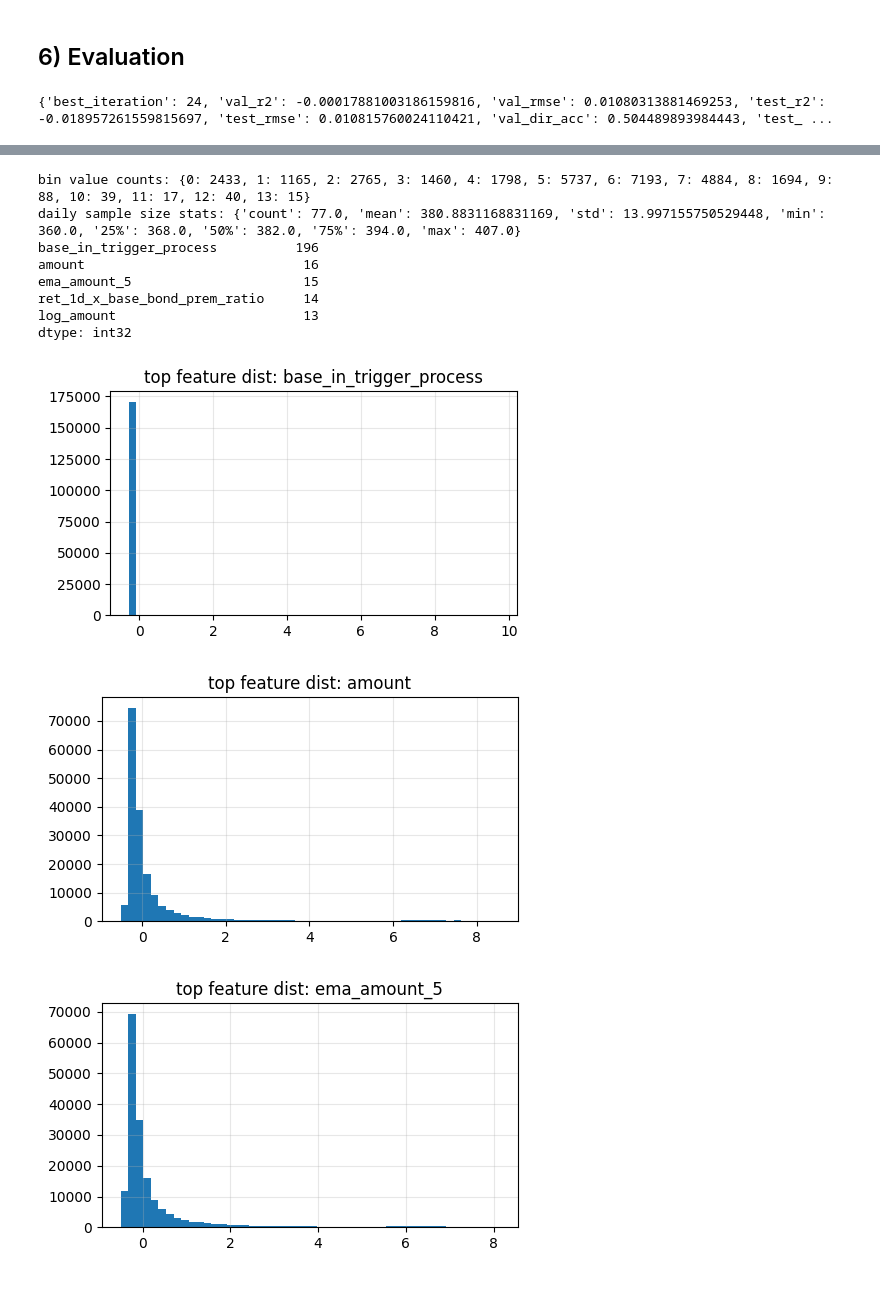
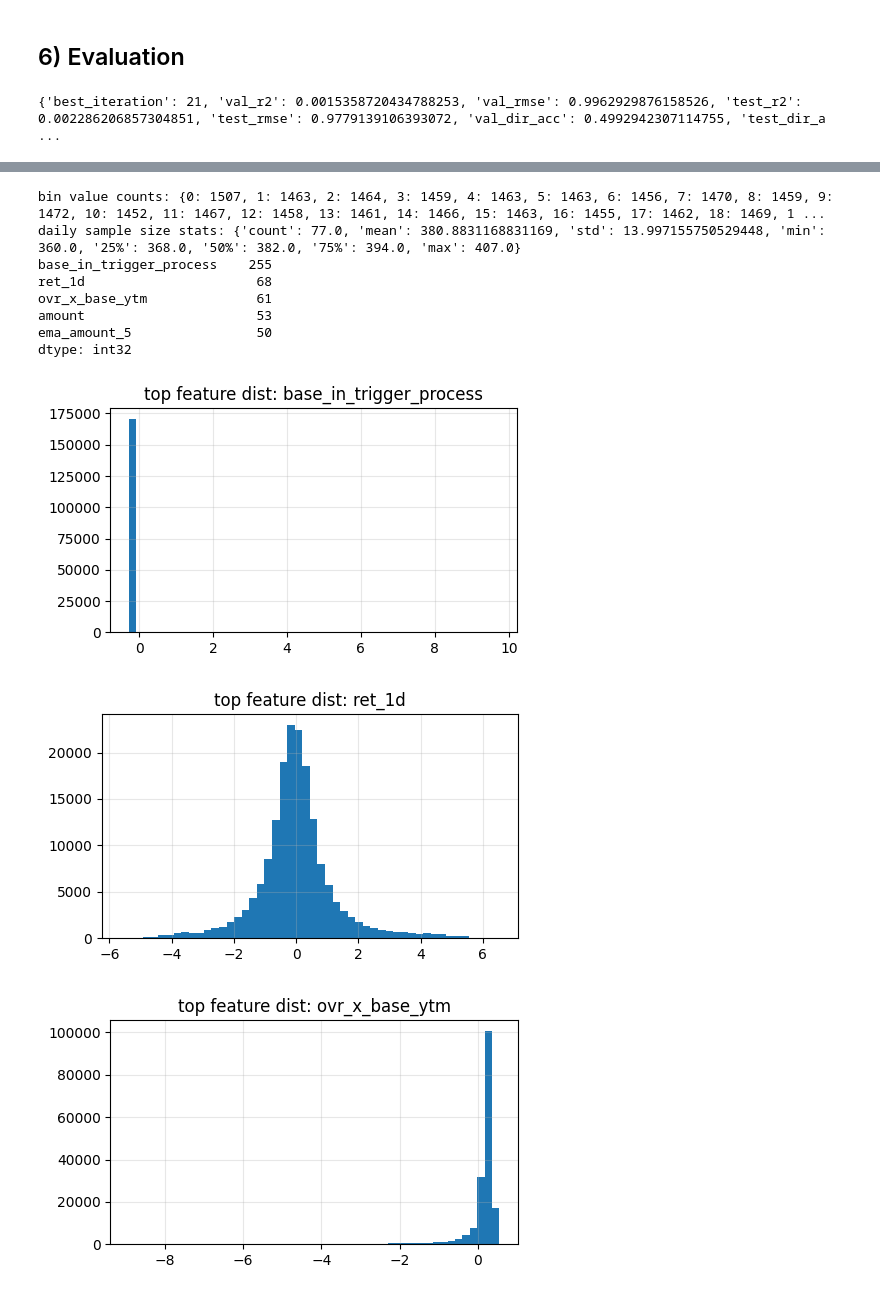
Before and after one commit to gwc0207/CBOND_DAY, a Jupyter notebook: notebooks/lgbm_model_draft.ipynb, the cells around one changed output, grey strips where cells are left out. Saved outputs shown, nothing was run; the diff lists cells and outputs as text; code cells hidden in the pictures.

```diff
--- a/notebooks/lgbm_model_draft.ipynb
+++ b/notebooks/lgbm_model_draft.ipynb
@@ -296,6 +307,11 @@ if USE_Y_CLIP:
 
     work['y_raw'] = work['y']
     work['y'] = work.groupby('trade_date')['y'].transform(_clip_by_date)
+
+
+# zscore y by trade_date
+if USE_Y_ZSCORE:
+    work['y'] = work.groupby('trade_date')['y'].transform(lambda s: (s - s.mean()) / s.std(ddof=0))
 
 # build model_df
 base_cols = ['trade_date', 'code'] + feature_cols + ['y']
@@ -365,17 +381,17 @@ if TRAIN_MODE == 'optuna':
 
     def objective(trial):
         trial_params = dict(params)
-        trial_params.update({
-            'lambda_l1': trial.suggest_float('lambda_l1', 1e-6, 1.0, log=True),
-            'lambda_l2': trial.suggest_float('lambda_l2', 1e-6, 1.0, log=True),
-            'n_estimators': trial.suggest_int('n_estimators', 200, 2000, step=200),
-            'max_depth': trial.suggest_int('max_depth', 4, 16),
-            'num_leaves': trial.suggest_int('num_leaves', 16, 128, step=16),
-            'min_data_in_leaf': trial.suggest_int('min_data_in_leaf', 20, 500, step=20),
-            'feature_fraction': trial.suggest_float('feature_fraction', 0.6, 1.0),
-            'bagging_fraction': trial.suggest_float('bagging_fraction', 0.6, 1.0),
-            'bagging_freq': trial.suggest_int('bagging_freq', 0, 10),
-        })
+        for name, cfg in OPTUNA_PARAM_SPACE.items():
+            if cfg['type'] == 'float':
+                trial_params[name] = trial.suggest_float(
+                    name, cfg['low'], cfg['high'], log=cfg.get('log', False)
+                )
+            elif cfg['type'] == 'int':
+                trial_params[name] = trial.suggest_int(
+                    name, cfg['low'], cfg['high'], step=cfg.get('step', 1)
+                )
+            else:
+                raise ValueError(f"unsupported optuna param type: {cfg['type']}")
         model = build_model(MODEL_NAME, trial_params)
         model.fit(
             X_train, y_train,
@@ -533,10 +537,12 @@ df_bins['pred'] = pred_test
 def _assign_bins(day_df):
     if len(day_df) < BIN_COUNT:
         return None
-    bins = pd.qcut(day_df['pred'], q=BIN_COUNT, labels=False, duplicates='drop')
+    day_df = day_df.copy()
+    # rank to [0,1], then cut into fixed bins
+    day_df['pred_rank'] = day_df['pred'].rank(pct=True)
+    bins = pd.cut(day_df['pred_rank'], bins=BIN_COUNT, labels=False, include_lowest=True)
     if bins is None or bins.isna().all():
         return None
-    day_df = day_df.copy()
     day_df['bin'] = bins
     day_df['sign_hit'] = (np.sign(day_df['pred']) == np.sign(day_df['y'])).astype(int)
     return day_df
@@ -587,4 +593,4 @@ if PLOT_TOPN_FEATURES:
         plt.tight_layout()
         plt.show()
 # %% [output]
-{'best_iteration': 24, 'val_r2': -0.00017881003186159816, 'val_rmse': 0.01080313881469253, 'test_r2': -0.018957261559815697, 'test_rmse': 0.010815760024110421, 'val_dir_acc': 0.504489893984443, 'test_ ...
+{'best_iteration': 21, 'val_r2': 0.0015358720434788253, 'val_rmse': 0.9962929876158526, 'test_r2': 0.002286206857304851, 'test_rmse': 0.9779139106393072, 'val_dir_acc': 0.4992942307114755, 'test_dir_a ...
@@ -594,11 +600,11 @@ if PLOT_TOPN_FEATURES:
-bin value counts: {0: 2433, 1: 1165, 2: 2765, 3: 1460, 4: 1798, 5: 5737, 6: 7193, 7: 4884, 8: 1694, 9: 88, 10: 39, 11: 17, 12: 40, 13: 15}
+bin value counts: {0: 1507, 1: 1463, 2: 1464, 3: 1459, 4: 1463, 5: 1463, 6: 1456, 7: 1470, 8: 1459, 9: 1472, 10: 1452, 11: 1467, 12: 1458, 13: 1461, 14: 1466, 15: 1463, 16: 1455, 17: 1462, 18: 1469, 1 ...
 daily sample size stats: {'count': 77.0, 'mean': 380.8831168831169, 'std': 13.997155750529448, 'min': 360.0, '25%': 368.0, '50%': 382.0, '75%': 394.0, 'max': 407.0}
-base_in_trigger_process          196
-amount                            16
-ema_amount_5                      15
-ret_1d_x_base_bond_prem_ratio     14
-log_amount                        13
+base_in_trigger_process    255
+ret_1d                      68
+ovr_x_base_ytm              61
+amount                      53
+ema_amount_5                50
 dtype: int32
 [figure]
-[figure, old version]
+[figure, new version]
-[figure, old version]
+[figure, new version]
```
Also changed, not shown: parts of 5 cells of this notebook, 4 other files.
